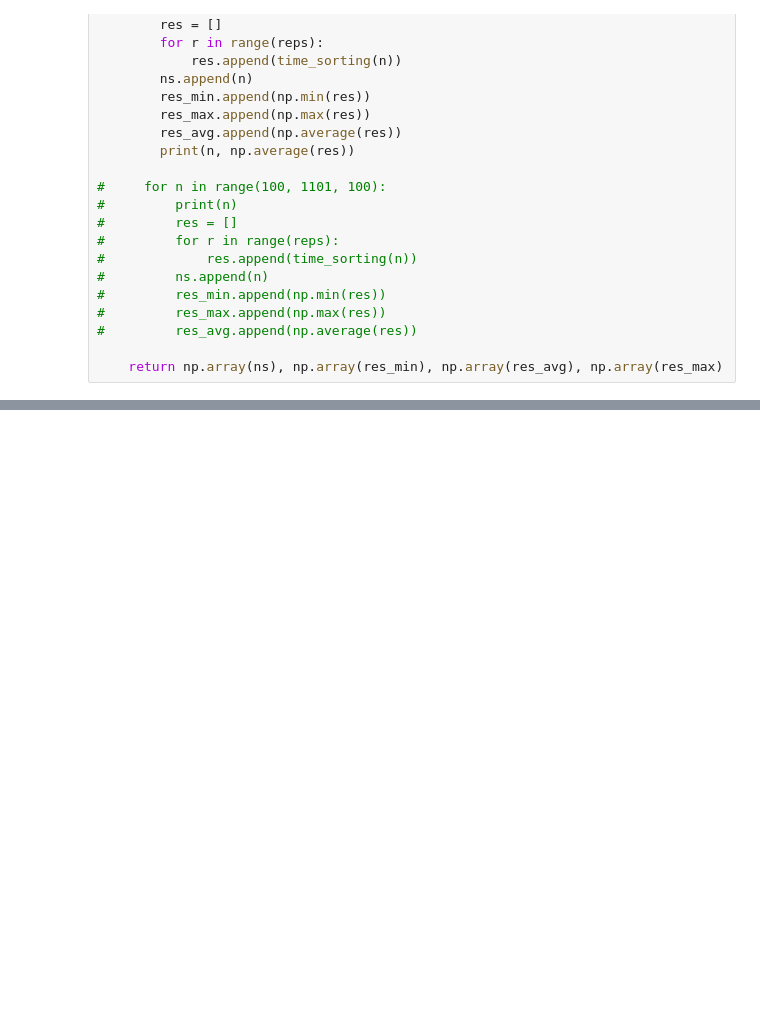
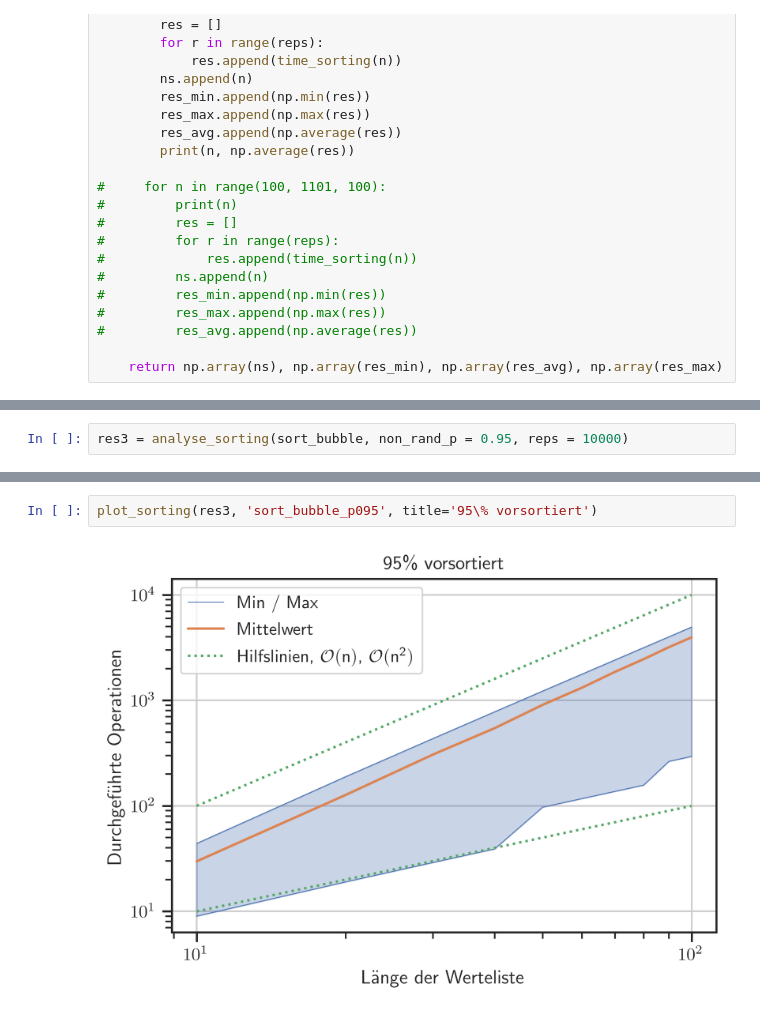
Before and after one commit to lu-kas/Vorlesung_Ingenieurinformatik, a Jupyter notebook: Content/Script/01_computer/022_eigenschaften.ipynb, the cells around one changed output, grey strips where cells are left out. Saved outputs shown, nothing was run; the diff lists cells and outputs as text; blank space fills up the shorter version.

```diff
--- a/Content/Script/01_computer/022_eigenschaften.ipynb
+++ b/Content/Script/01_computer/022_eigenschaften.ipynb
@@ -167,0 +263,2 @@ plot_sorting(res1, 'bubble_p095')
+# %%
+res3 = analyse_sorting(sort_bubble, non_rand_p = 0.95, reps = 10000)
@@ -167,0 +276,4 @@ plot_sorting(res1, 'bubble_p095')
+# %%
+plot_sorting(res3, 'sort_bubble_p095', title='95\% vorsortiert')
+# %% [output]
+[figure, added]
```
Also changed, not shown: parts of 21 cells of this notebook, 13 other files.
